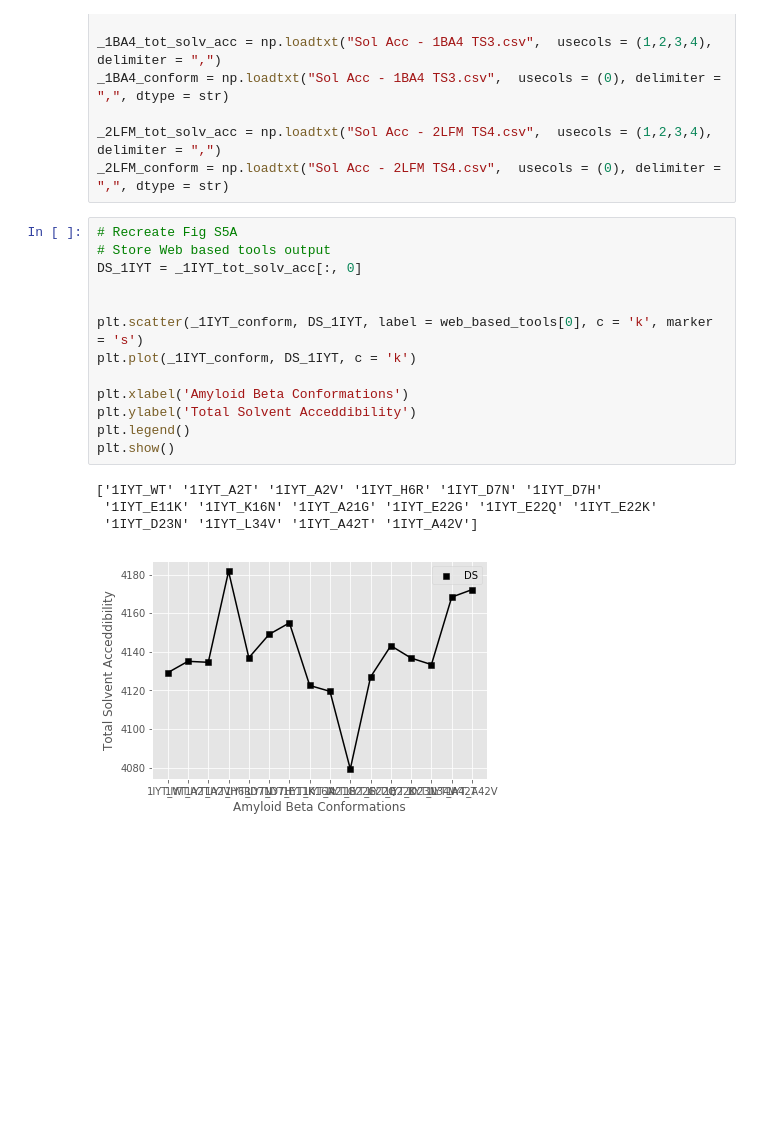
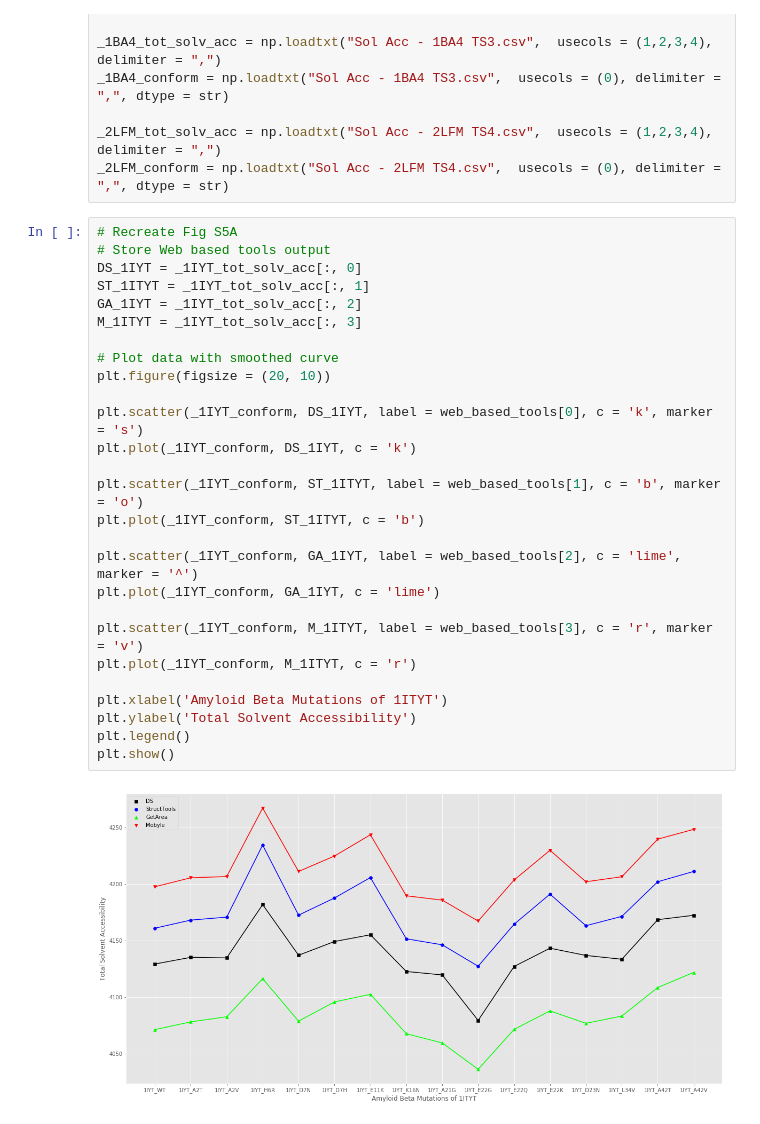
Before and after one commit to 188-project/Amyloid-Beta-Final-Project, a Jupyter notebook: Final Project Amyloid Beta.ipynb, the cells around one changed output. Cells and saved outputs as stored; diff of their text form; blank space fills up the shorter version.

```diff
--- a/Final Project Amyloid Beta.ipynb
+++ b/Final Project Amyloid Beta.ipynb
@@ -25,18 +25,29 @@ _2LFM_conform = np.loadtxt("Sol Acc - 2LFM TS4.csv",  usecols = (0), delimiter =
 # %%
 # Recreate Fig S5A
 # Store Web based tools output
 DS_1IYT = _1IYT_tot_solv_acc[:, 0]
+ST_1ITYT = _1IYT_tot_solv_acc[:, 1]
+GA_1IYT = _1IYT_tot_solv_acc[:, 2]
+M_1ITYT = _1IYT_tot_solv_acc[:, 3]
 
+# Plot data with smoothed curve
+plt.figure(figsize = (20, 10))
 
 plt.scatter(_1IYT_conform, DS_1IYT, label = web_based_tools[0], c = 'k', marker = 's')
 plt.plot(_1IYT_conform, DS_1IYT, c = 'k')
 
-plt.xlabel('Amyloid Beta Conformations')
-plt.ylabel('Total Solvent Acceddibility')
+plt.scatter(_1IYT_conform, ST_1ITYT, label = web_based_tools[1], c = 'b', marker = 'o')
+plt.plot(_1IYT_conform, ST_1ITYT, c = 'b')
+
+plt.scatter(_1IYT_conform, GA_1IYT, label = web_based_tools[2], c = 'lime', marker = '^')
+plt.plot(_1IYT_conform, GA_1IYT, c = 'lime')
+
+plt.scatter(_1IYT_conform, M_1ITYT, label = web_based_tools[3], c = 'r', marker = 'v')
+plt.plot(_1IYT_conform, M_1ITYT, c = 'r')
+
+plt.xlabel('Amyloid Beta Mutations of 1ITYT')
+plt.ylabel('Total Solvent Accessibility')
 plt.legend()
 plt.show()
 # %% [output]
-['1IYT_WT' '1IYT_A2T' '1IYT_A2V' '1IYT_H6R' '1IYT_D7N' '1IYT_D7H'
- '1IYT_E11K' '1IYT_K16N' '1IYT_A21G' '1IYT_E22G' '1IYT_E22Q' '1IYT_E22K'
- '1IYT_D23N' '1IYT_L34V' '1IYT_A42T' '1IYT_A42V']
-[figure, old version]
+[figure, new version]
```
Also changed, not shown: parts of 3 cells of this notebook.
